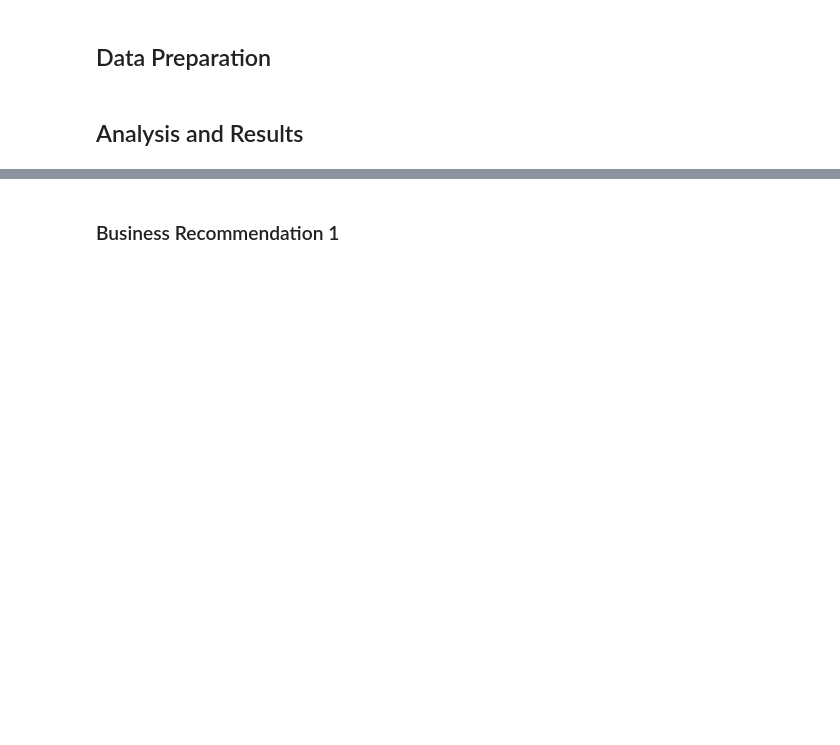
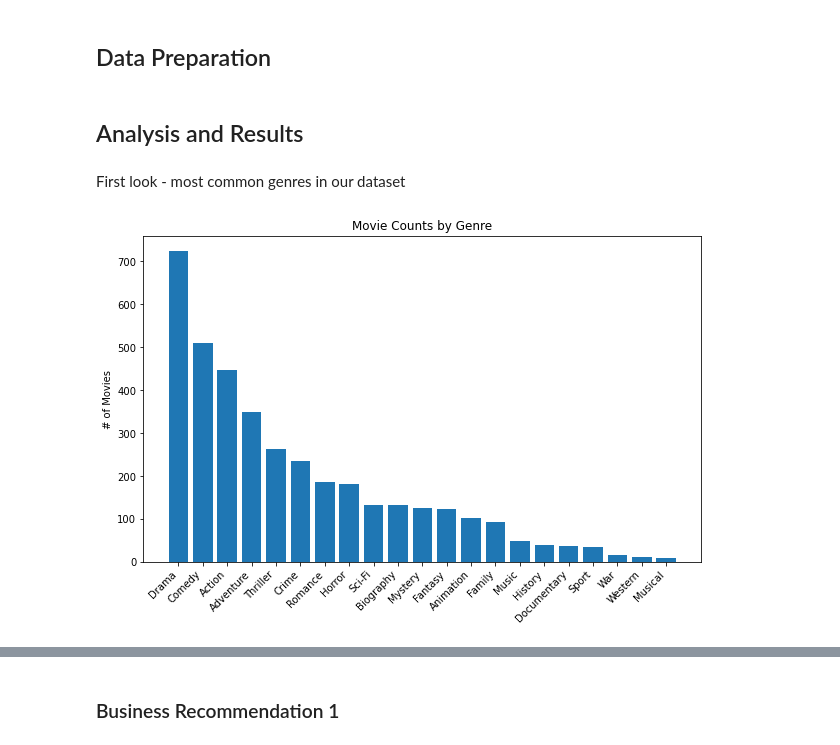
Before and after one commit to pyamin1878/Movie-Project, a Jupyter notebook: Final.ipynb, the cells around one changed output, grey strips where cells are left out. Cells and saved outputs as stored; diff of their text form; code cells hidden in the pictures; blank space fills up the shorter version.

Commit message:
updated data analysis

```diff
--- a/Final.ipynb
+++ b/Final.ipynb
@@ -153,2 +41,21 @@ memory usage: 3.3+ MB
 # %% [markdown]
 ## Analysis and Results
+# %%
+movie_df = pd.read_csv('Data/movie_clean.csv')
+genres_df = pd.read_csv('Data/genres.csv')
+# %% [markdown]
+First look - most common genres in our dataset
+# %%
+# Movie Counts by Genre - bar chart
+
+genre_counts = genres_df.groupby('genres')['primary_title'].count()
+genre_counts = genre_counts.sort_values(ascending=False)
+
+plt.figure(figsize=(10, 6))
+plt.bar(genre_counts.index, genre_counts.values)
+plt.title('Movie Counts by Genre')
+plt.ylabel('# of Movies')
+plt.xticks(rotation=45, ha='right')
+plt.show()
+# %% [output]
+[figure, added]
```
Also changed, not shown: parts of 12 cells of this notebook.
